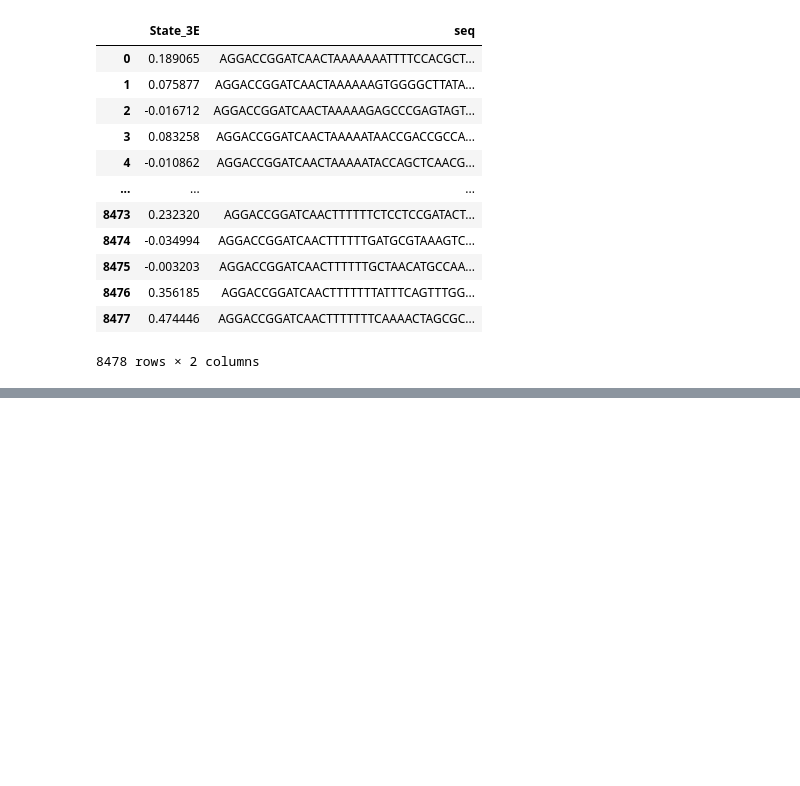
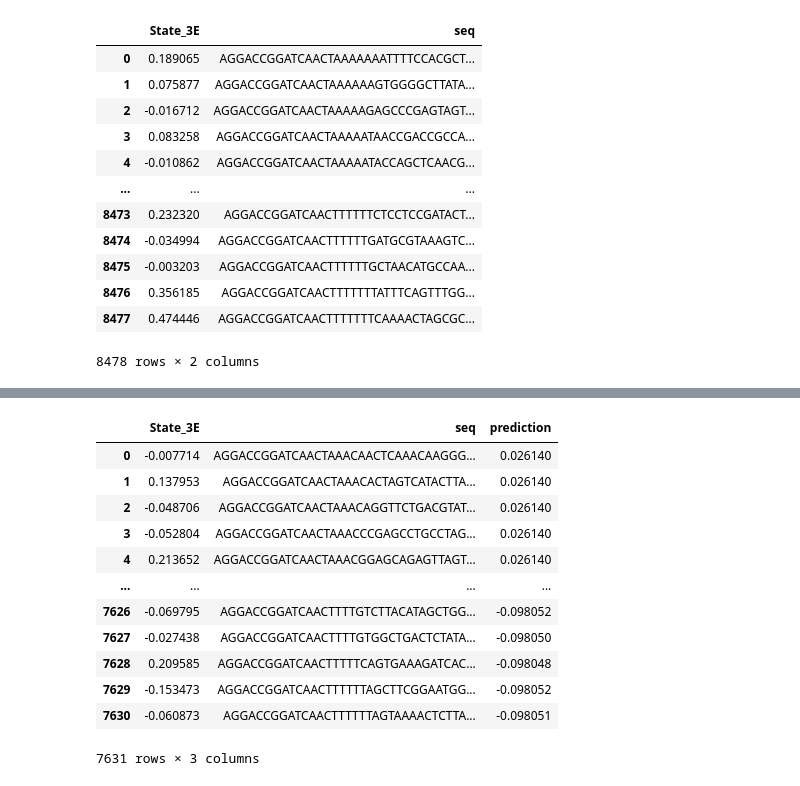
Before and after one commit to veltenlab/MPRA_prediction, a Jupyter notebook: regression/simple_regression.ipynb, the cells around one changed output, grey strips where cells are left out. Saved outputs shown, nothing was run; the diff lists cells and outputs as text; code cells hidden in the pictures; blank space fills up the shorter version.

Commit message:
10fold-cross validation final

```diff
--- a/regression/simple_regression.ipynb
+++ b/regression/simple_regression.ipynb
@@ -427,7 +427,6 @@ for i in kf.split(whole_data):
 # %%
 df_test_overall  = pd.DataFrame(columns=['State_3E', "seq", "prediction"])
 print(df_test_overall)
-
 corr_list = []
 
 for i in range(1,10):
@@ -435,6 +434,7 @@ for i in range(1,10):
     input_path_train = "/home/felix/cluster/fpacheco/Data/Robert_data/processed_data/10fold_cv/CV"+str(i)+"_LibA_wide_pivot_state3_train.csv"
     input_path_valid = "/home/felix/cluster/fpacheco/Data/Robert_data/processed_data/10fold_cv/CV"+str(i)+"_LibA_wide_pivot_state3_validation.csv"
     input_path_test = "/home/felix/cluster/fpacheco/Data/Robert_data/processed_data/10fold_cv/CV"+str(i)+"_LibA_wide_pivot_state3_test.csv"
+    df_test = pd.read_csv(input_path_test)
 
     # Get first item of the dataset to get the shape of the input data
     for element in data_reader(file):
@@ -618,0 +606,17 @@ Epoch 20/20
+# %%
+df_test_overall.to_csv("/home/felix/cluster/fpacheco/Data/Robert_data/processed_data/10fold_cv/LibA_wide_pivot_state3_test_predicted_cv10fold.csv", index=False)
+df_test_overall
+# %% [output]
+|  | State_3E | seq | prediction |
+| 0 | -0.007714 | AGGACCGGATCAACTAAACAACTCAAACAAGGG... | 0.026140 |
+| 1 | 0.137953 | AGGACCGGATCAACTAAACACTAGTCATACTTA... | 0.026140 |
+| 2 | -0.048706 | AGGACCGGATCAACTAAACAGGTTCTGACGTAT... | 0.026140 |
+| 3 | -0.052804 | AGGACCGGATCAACTAAACCCGAGCCTGCCTAG... | 0.026140 |
+| 4 | 0.213652 | AGGACCGGATCAACTAAACGGAGCAGAGTTAGT... | 0.026140 |
+| ... | ... | ... | ... |
+| 7626 | -0.069795 | AGGACCGGATCAACTTTTGTCTTACATAGCTGG... | -0.098052 |
+| 7627 | -0.027438 | AGGACCGGATCAACTTTTGTGGCTGACTCTATA... | -0.098050 |
+| 7628 | 0.209585 | AGGACCGGATCAACTTTTTCAGTGAAAGATCAC... | -0.098048 |
+| 7629 | -0.153473 | AGGACCGGATCAACTTTTTTAGCTTCGGAATGG... | -0.098052 |
+| 7630 | -0.060873 | AGGACCGGATCAACTTTTTTAGTAAAACTCTTA... | -0.098051 |
+7631 rows × 3 columns
```
Also changed, not shown: parts of 2 cells of this notebook.
